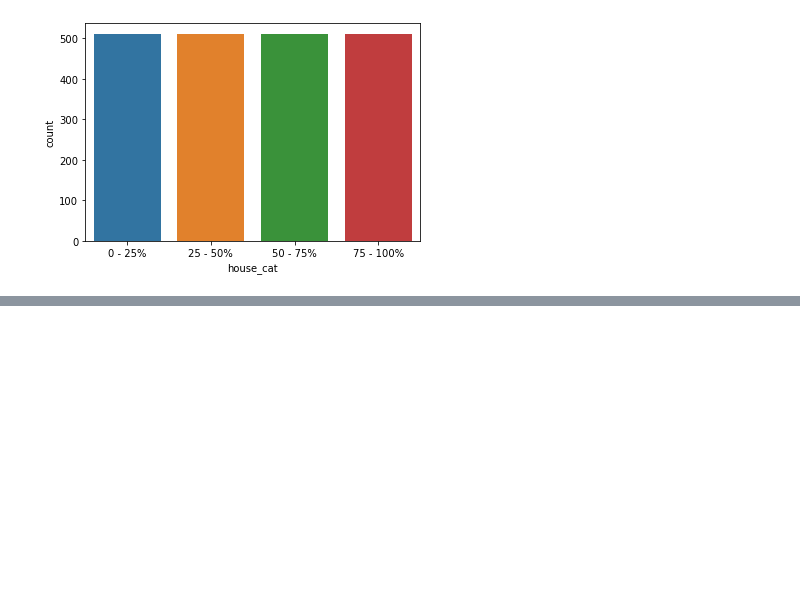
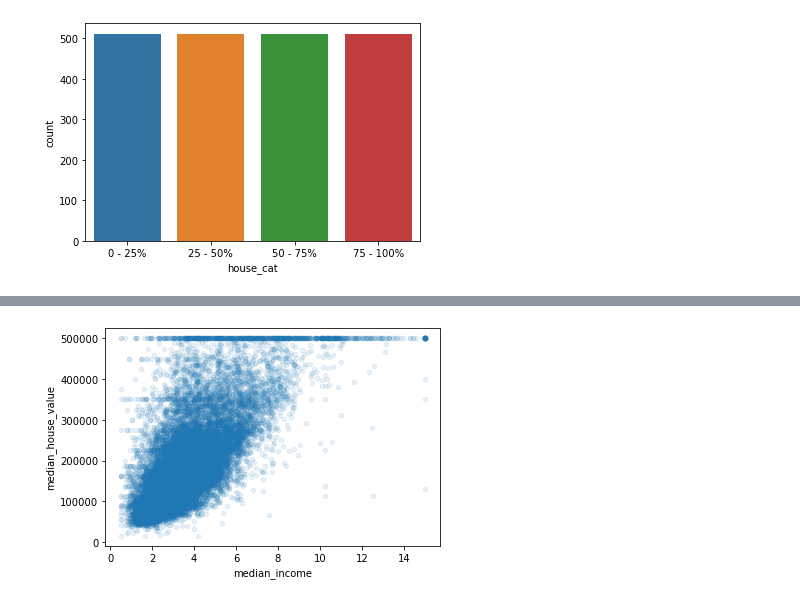
Before and after one commit to sengsei/ml-house-price, a Jupyter notebook: house_price_ki_model.ipynb, the cells around one changed output, grey strips where cells are left out. Drawn from its saved outputs; the diff is of its cells as text; code cells hidden in the pictures; blank space fills up the shorter version.

```diff
--- a/house_price_ki_model.ipynb
+++ b/house_price_ki_model.ipynb
@@ -207,0 +224,10 @@ df_train.head()
+# %%
+# the better the income, the better the residential area
+df_train.plot(
+    kind="scatter",
+    x="median_income",
+    y="median_house_value",
+    alpha=0.1
+);
+# %% [output]
+[figure, added]
```
Also changed, not shown: parts of 32 cells of this notebook.
